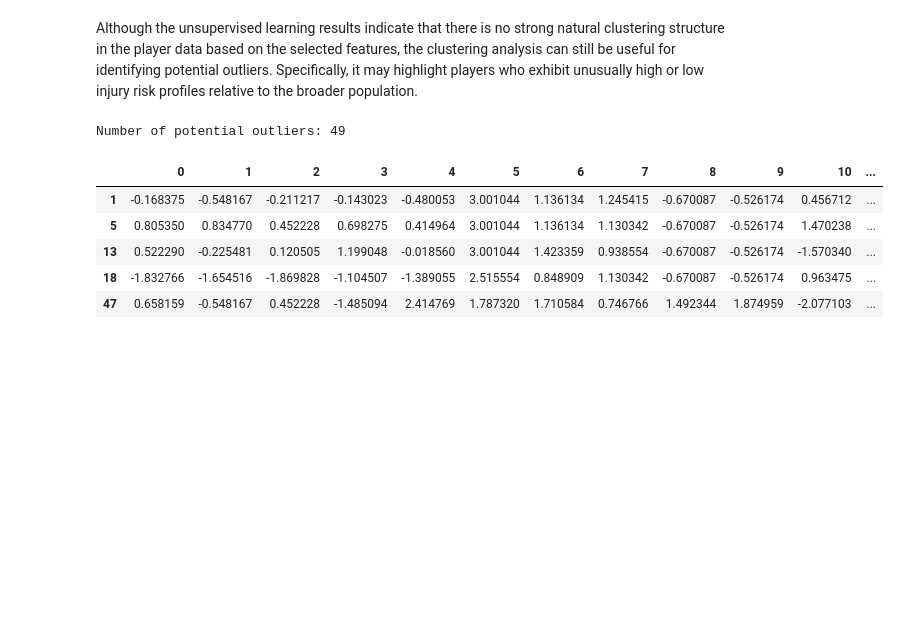
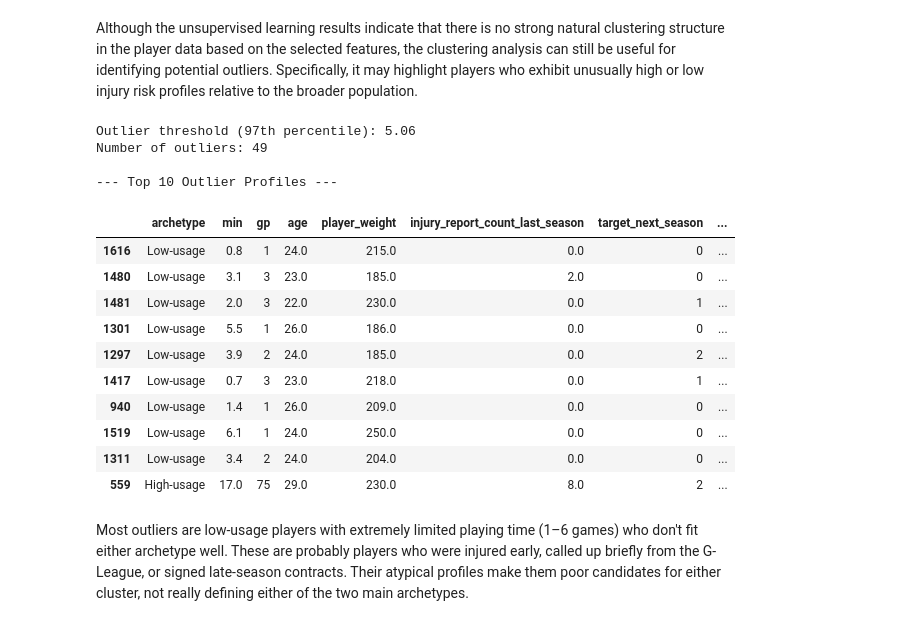
Before and after one commit to jtang6031/siads-696-nba-injury-prediction, a Jupyter notebook: notebooks/06_unsupervised_models.ipynb, the cells around one changed output. Drawn from its saved outputs; the diff is of its cells as text; code cells hidden in the pictures; blank space fills up the shorter version.

```diff
--- a/notebooks/06_unsupervised_models.ipynb
+++ b/notebooks/06_unsupervised_models.ipynb
@@ -178,3 +186,17 @@ plt.show()
 Similarly to K-means clustering, at k=2 the silhouette scores peak but at a maximum value of around 0.185 which is lower than the score from K-means. Low scores close to zero also suggest that the separation between clusters is weak and there is a substantial overlap amongst clusters.
 # %% [markdown]
 Based on the results of both K-means and Hierarchal clustering, the current dataset and features suggest that players cannot be easily nauturally clustered together. Instead, the injury-related features appear to vary along a continuum rather than forming discrete archetypes than we originally thought
+# %%
+# === Cluster Profiling: What do the 2 clusters look like? ===
+kmeans_best = KMeans(n_clusters=2, random_state=42, n_init=20)
+train_df['cluster'] = kmeans_best.fit_predict(X_scaled)
+
+# Mean feature values per cluster
+feature_cols = [c for c in train_df.columns if c not in ['target_next_season', 'cluster']]
+profile = train_df.groupby('cluster')[feature_cols].mean().T
+profile.columns = ['Cluster 0', 'Cluster 1']
+profile['Difference'] = profile['Cluster 1'] - profile['Cluster 0']
+
+print(f"Cluster sizes: {train_df['cluster'].value_counts().to_dict()}")
+print(f"\n--- Cluster Profiles (Mean Feature Values) ---")
+profile.round(2)
@@ -183,33 +270,45 @@ Based on the results of both K-means and Hierarchal clustering, the current data
 # %% [markdown]
 Although the unsupervised learning results indicate that there is no strong natural clustering structure in the player data based on the selected features, the clustering analysis can still be useful for identifying potential outliers. Specifically, it may highlight players who exhibit unusually high or low injury risk profiles relative to the broader population.
 # %%
-# Fit KMeans (choose your optimal k)
-kmeans = KMeans(n_clusters=2, random_state=42)
-labels = kmeans.fit_predict(X_scaled)
-
-# Distance of each point to its assigned centroid
+# === Outlier Detection: Identify unusual player profiles ===
 distances = np.linalg.norm(
-    X_scaled - kmeans.cluster_centers_[labels],
+    X_scaled - kmeans_best.cluster_centers_[train_df['cluster'].values],
     axis=1
 )
 
-# Add distances to dataframe
-df_outliers = pd.DataFrame(X_scaled)
-df_outliers["cluster"] = labels
-df_outliers["distance_to_centroid"] = distances
+train_df['distance_to_centroid'] = distances
+threshold = np.percentile(distances, 97)
+outliers = train_df[train_df['distance_to_centroid'] > threshold].copy()
 
-# Define threshold (top 5% farthest points)
-threshold = np.percentile(distances, 97)
+# Label archetypes
+outliers['archetype'] = outliers['cluster'].map({0: 'High-usage', 1: 'Low-usage'})
 
-outliers = df_outliers[df_outliers["distance_to_centroid"] > threshold]
+print(f"Outlier threshold (97th percentile): {threshold:.2f}")
+print(f"Number of outliers: {len(outliers)}\n")
 
-print("Number of potential outliers:", len(outliers))
-outliers.head()
+outlier_display = outliers[['archetype', 'min', 'gp', 'age', 'player_weight',
+                            'injury_report_count_last_season', 'target_next_season',
+                            'distance_to_centroid']].sort_values('distance_to_centroid', ascending=False)
+print("--- Top 10 Outlier Profiles ---")
+outlier_display.head(10)
 # %% [output]
-Number of potential outliers: 49
+Outlier threshold (97th percentile): 5.06
+Number of outliers: 49
+
+--- Top 10 Outlier Profiles ---
-|  | 0 | 1 | 2 | 3 | 4 | 5 | 6 | 7 | 8 | 9 | 10 | ... |
-| 1 | -0.168375 | -0.548167 | -0.211217 | -0.143023 | -0.480053 | 3.001044 | 1.136134 | 1.245415 | -0.670087 | -0.526174 | 0.456712 | ... |
-| 5 | 0.805350 | 0.834770 | 0.452228 | 0.698275 | 0.414964 | 3.001044 | 1.136134 | 1.130342 | -0.670087 | -0.526174 | 1.470238 | ... |
-| 13 | 0.522290 | -0.225481 | 0.120505 | 1.199048 | -0.018560 | 3.001044 | 1.423359 | 0.938554 | -0.670087 | -0.526174 | -1.570340 | ... |
-| 18 | -1.832766 | -1.654516 | -1.869828 | -1.104507 | -1.389055 | 2.515554 | 0.848909 | 1.130342 | -0.670087 | -0.526174 | 0.963475 | ... |
-| 47 | 0.658159 | -0.548167 | 0.452228 | -1.485094 | 2.414769 | 1.787320 | 1.710584 | 0.746766 | 1.492344 | 1.874959 | -2.077103 | ... |
+|  | archetype | min | gp | age | player_weight | injury_report_count_last_season | target_next_season | ... |
+| 1616 | Low-usage | 0.8 | 1 | 24.0 | 215.0 | 0.0 | 0 | ... |
+| 1480 | Low-usage | 3.1 | 3 | 23.0 | 185.0 | 2.0 | 0 | ... |
+| 1481 | Low-usage | 2.0 | 3 | 22.0 | 230.0 | 0.0 | 1 | ... |
+| 1301 | Low-usage | 5.5 | 1 | 26.0 | 186.0 | 0.0 | 0 | ... |
+| 1297 | Low-usage | 3.9 | 2 | 24.0 | 185.0 | 0.0 | 2 | ... |
+| 1417 | Low-usage | 0.7 | 3 | 23.0 | 218.0 | 0.0 | 1 | ... |
+| 940 | Low-usage | 1.4 | 1 | 26.0 | 209.0 | 0.0 | 0 | ... |
+| 1519 | Low-usage | 6.1 | 1 | 24.0 | 250.0 | 0.0 | 0 | ... |
+| 1311 | Low-usage | 3.4 | 2 | 24.0 | 204.0 | 0.0 | 0 | ... |
+| 559 | High-usage | 17.0 | 75 | 29.0 | 230.0 | 8.0 | 2 | ... |
+# %% [markdown]
+Most outliers are low-usage players with extremely limited playing time (1–6 games)
+who don't fit either archetype well. These are probably players who were injured early,
+called up briefly from the G-League, or signed late-season contracts. Their atypical
+profiles make them poor candidates for either cluster, not really defining either of the two main archetypes.
```
Also changed, not shown: parts of 8 cells of this notebook.
